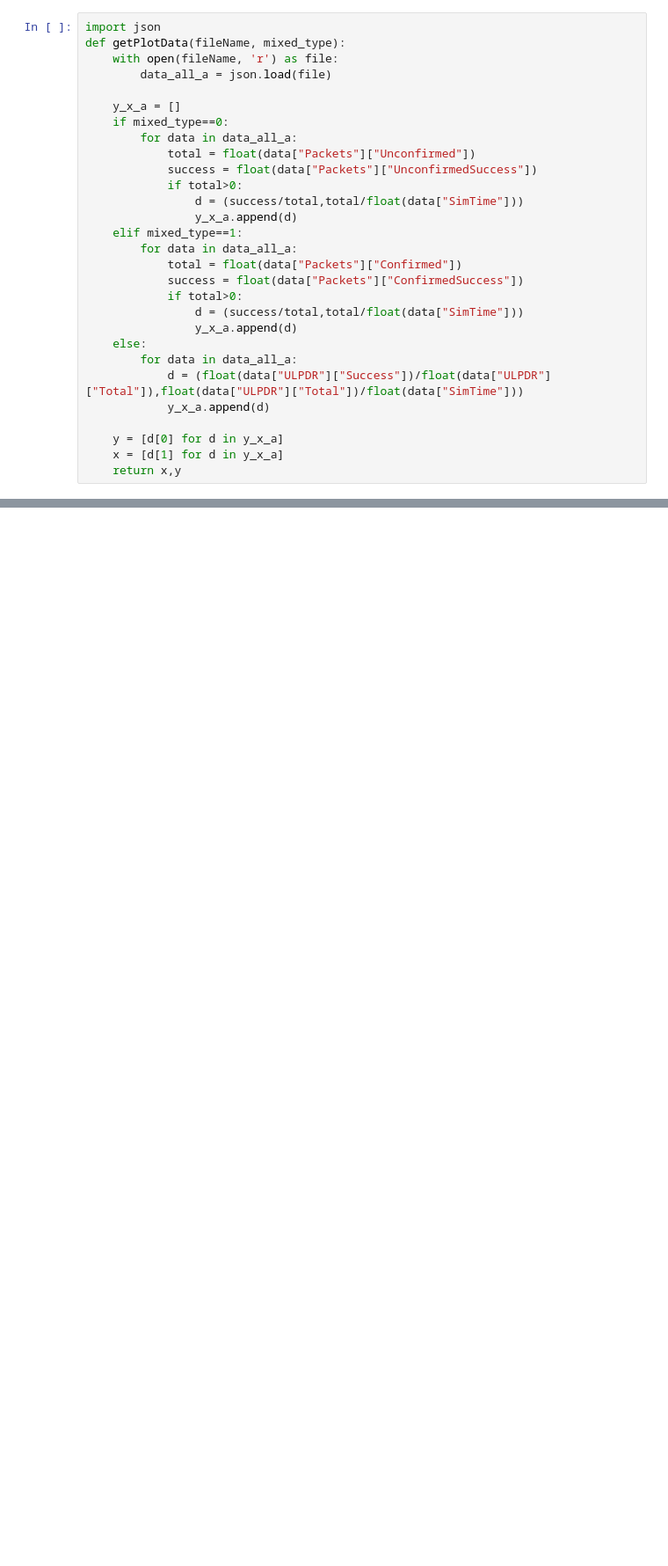
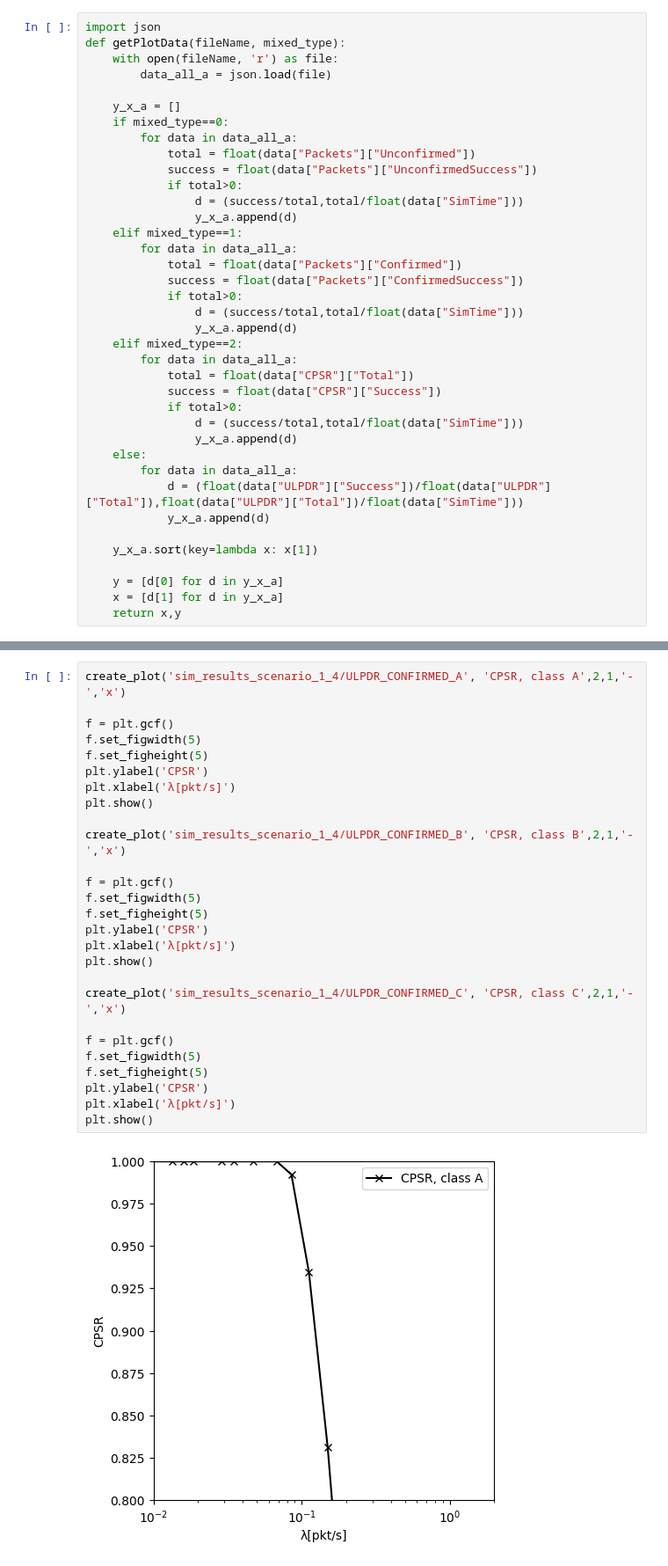
Before and after one commit to Precision-CyberAg/sim_plot, a Jupyter notebook: graph_plot.ipynb, the cells around one changed output, grey strips where cells are left out. Shown at 88% size. Cells and saved outputs as stored; diff of their text form; blank space fills up the shorter version.

```diff
--- a/graph_plot.ipynb
+++ b/graph_plot.ipynb
@@ -19,11 +19,20 @@ def getPlotData(fileName, mixed_type):
             if total>0:
                 d = (success/total,total/float(data["SimTime"]))
                 y_x_a.append(d)
+    elif mixed_type==2:
+        for data in data_all_a:
+            total = float(data["CPSR"]["Total"])
+            success = float(data["CPSR"]["Success"])
+            if total>0:
+                d = (success/total,total/float(data["SimTime"]))
+                y_x_a.append(d)
     else:
         for data in data_all_a:
             d = (float(data["ULPDR"]["Success"])/float(data["ULPDR"]["Total"]),float(data["ULPDR"]["Total"])/float(data["SimTime"]))
             y_x_a.append(d)
 
+    y_x_a.sort(key=lambda x: x[1])
+
     y = [d[0] for d in y_x_a]
     x = [d[1] for d in y_x_a]
     return x,y
@@ -119,0 +123,29 @@ plt.show()
+# %%
+create_plot('sim_results_scenario_1_4/ULPDR_CONFIRMED_A', 'CPSR, class A',2,1,'-','x')
+
+f = plt.gcf()
+f.set_figwidth(5)
+f.set_figheight(5)
+plt.ylabel('CPSR')
+plt.xlabel('λ[pkt/s]')
+plt.show()
+
+create_plot('sim_results_scenario_1_4/ULPDR_CONFIRMED_B', 'CPSR, class B',2,1,'-','x')
+
+f = plt.gcf()
+f.set_figwidth(5)
+f.set_figheight(5)
+plt.ylabel('CPSR')
+plt.xlabel('λ[pkt/s]')
+plt.show()
+
+create_plot('sim_results_scenario_1_4/ULPDR_CONFIRMED_C', 'CPSR, class C',2,1,'-','x')
+
+f = plt.gcf()
+f.set_figwidth(5)
+f.set_figheight(5)
+plt.ylabel('CPSR')
+plt.xlabel('λ[pkt/s]')
+plt.show()
+# %% [output]
+[figure, added]
```
Also changed, not shown: parts of 11 cells of this notebook, 39 other files.
